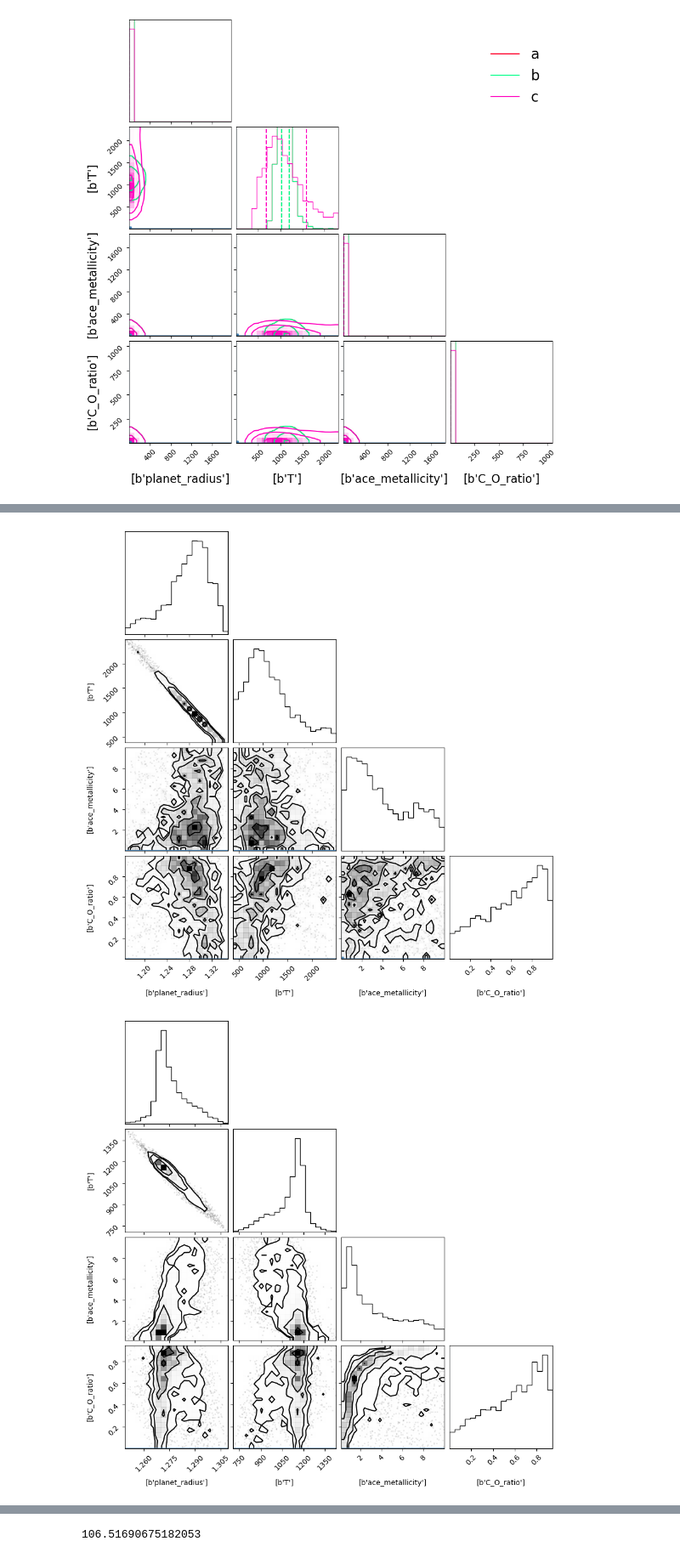
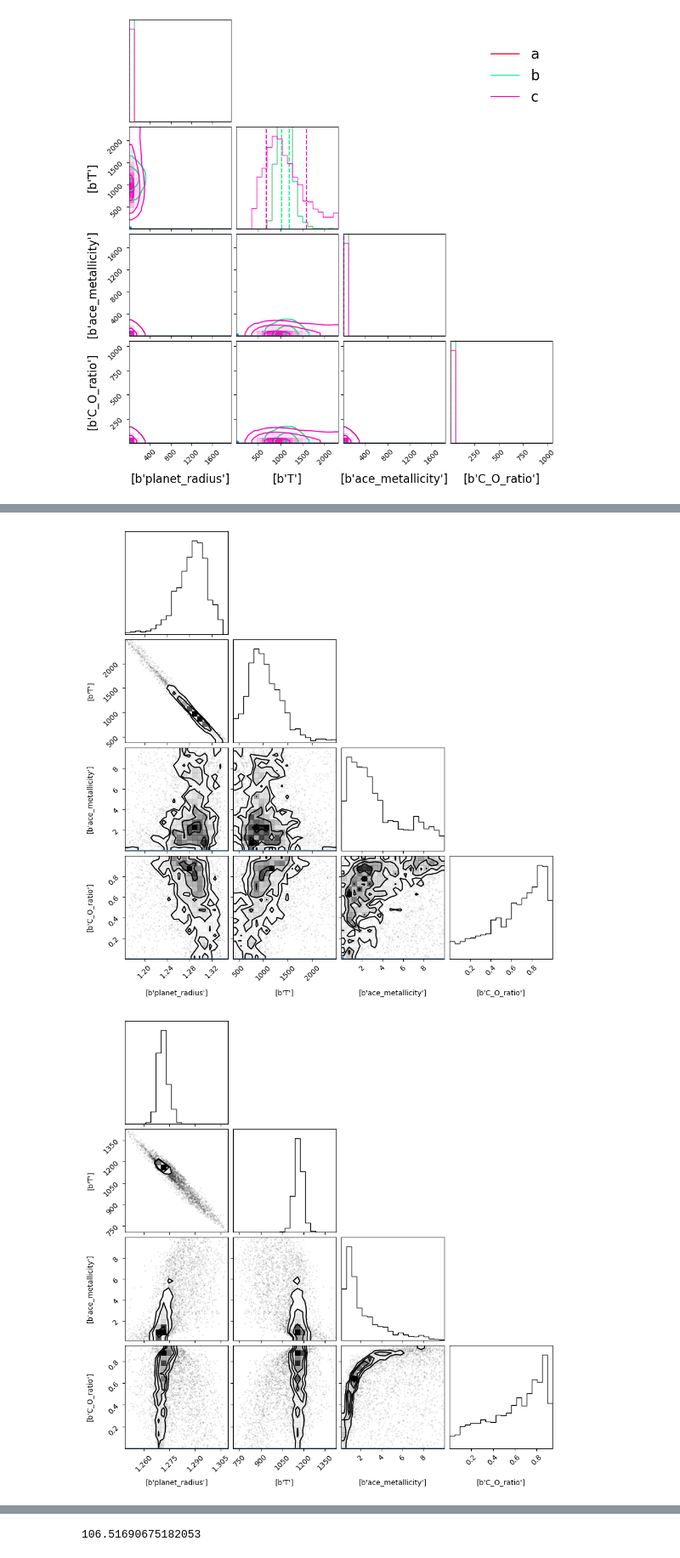
Before and after one commit to lwelzel/compla, a Jupyter notebook: src/plot_results_sandbox.ipynb, the cells around one changed output, grey strips where cells are left out. Shown at 85% size. Saved outputs shown, nothing was run; the diff lists cells and outputs as text; code cells hidden in the pictures.

```diff
--- a/src/plot_results_sandbox.ipynb
+++ b/src/plot_results_sandbox.ipynb
@@ -25,7 +28,7 @@ def get_target_results(path=None):
     results = [""] * len(paths)
 
     for i, res in enumerate(paths):
-        results[i] = h5py.File(res)
+        results[i] = h5py.File(res, "r")
 
     for i, res in enumerate(results):
         try:
@@ -34,7 +37,7 @@ def get_target_results(path=None):
         except KeyError:
             print(f"{paths[i].name} does not have Observed or Solutions")
 
-    return results
+    return results, paths
 
 
-results = get_target_results()
+results, paths = get_target_results()
@@ -326,0 +613,34 @@ ModelParameters
+# %%
+
+names = [p.stem for p in paths]
+split_names = [split_on_underscore(name) for name in names]
+
+labels = [
+    f'{nlist[2].replace("instrument(", "").replace(")", "")}'.replace("_", "+")
+    for nlist in split_names
+]
+
+shapes = [res['Output']['Solutions']['solution0']['tracedata'][()].shape for res in results]
+max_chain_len = np.max([s[0] for s in shapes])
+max_dim = np.max([s[1] for s in shapes])
+ndim = max_dim
+
+traces = [np.full(shape=(max_chain_len, max_dim), fill_value=np.nan) for __ in results]
+for i, res in enumerate(results):
+    traces[i][:shapes[i][0], :shapes[i][1]] = res['Output']['Solutions']['solution0']['tracedata'][()]
+
+
+weights = [np.full(shape=(max_chain_len,), fill_value=np.nan) for __ in results]
+for i, res in enumerate(results):
+    weights[i][:shapes[i][0]] = res['Output']['Solutions']['solution0']['weights'][()]
+
+par_names = results[0]['Optimizer']['fit_parameter_names'][()]
+
+# ['Output']['Solutions']['solution0']['fit_params']
+
+packaged_results = {
+    "traces": {l: t for l, t in zip(names, traces)},
+    "weights": {l: w for l, w in zip(names, weights)},
+    "parameter_names": {l: p for l, p in zip(names, [res['Optimizer']['fit_parameter_names'][()] for res in results])},
+    "solutions": {l: s for l, s in zip(names, [res['Output']['Solutions']['solution0']['fit_params'] for res in results])}
+}
@@ -330,9 +658,11 @@ for res in results:
     final_para = np.array(res['Output']['Solutions']['solution0']['fit_params'])
 
     traces = np.array(res['Output']['Solutions']['solution0']['tracedata'][()])
+    weights = np.array(res['Output']['Solutions']['solution0']['weights'][()])
 
     corner(
         data=traces,  # [:, burn_in:],
+        weights=weights,
         labels=fit_para,
         truths=final_para,
         quiet=True,
@@ -342,5 +672,5 @@ for res in results:
-[figure, old version]
+[figure, new version]
-[figure, old version]
+[figure, new version]
 # %%
 
 
```
Also changed, not shown: parts of 16 cells of this notebook, 4 other files.
